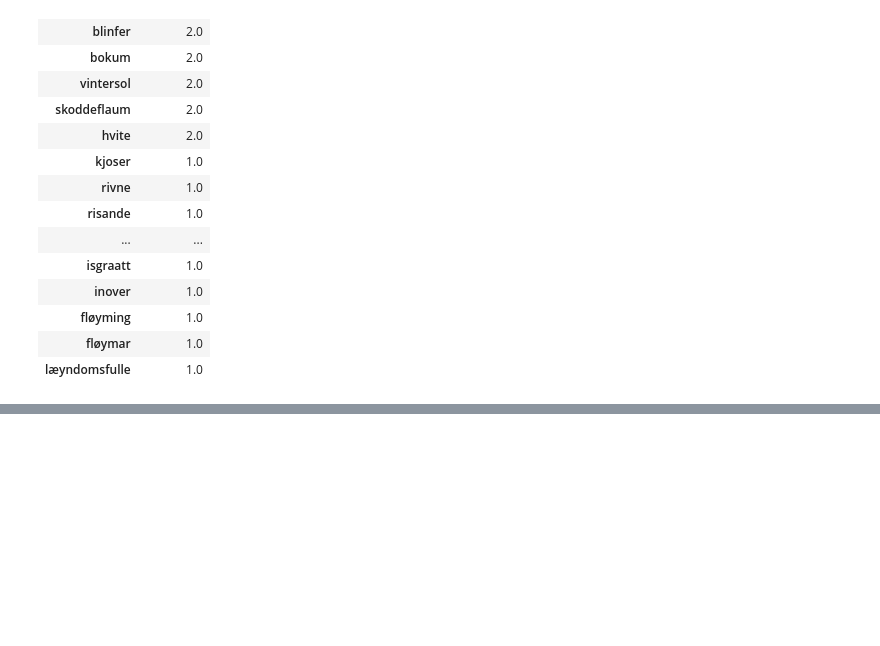
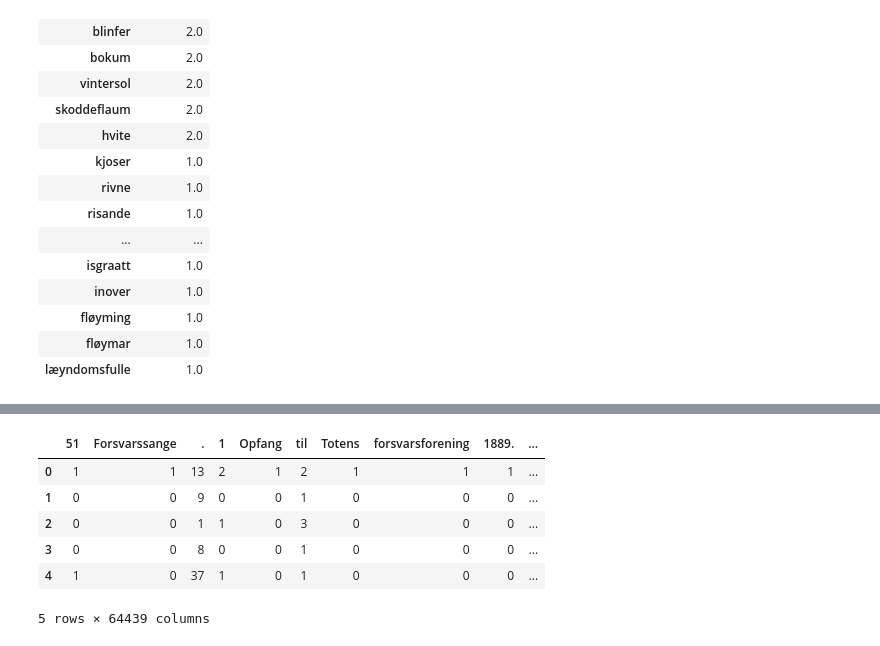
Before and after one commit to NationalLibraryOfNorway/NORN-poems, a Jupyter notebook: examples_corpus_tools.ipynb, the cells around one changed output, grey strips where cells are left out. Saved outputs shown, nothing was run; the diff lists cells and outputs as text; code cells hidden in the pictures; blank space fills up the shorter version.

```diff
--- a/examples_corpus_tools.ipynb
+++ b/examples_corpus_tools.ipynb
@@ -108,0 +184,12 @@ tot_1800
+# %%
+# Hent frekvensliste per tekst (dokument-term-matrise)
+dtm = get_dtm(poems)
+dtm.head()
+# %% [output]
+|  | 51 | Forsvarssange | . | 1 | Opfang | til | Totens | forsvarsforening | 1889. | ... |
+| 0 | 1 | 1 | 13 | 2 | 1 | 2 | 1 | 1 | 1 | ... |
+| 1 | 0 | 0 | 9 | 0 | 0 | 1 | 0 | 0 | 0 | ... |
+| 2 | 0 | 0 | 1 | 1 | 0 | 3 | 0 | 0 | 0 | ... |
+| 3 | 0 | 0 | 8 | 0 | 0 | 1 | 0 | 0 | 0 | ... |
+| 4 | 1 | 0 | 37 | 1 | 0 | 1 | 0 | 0 | 0 | ... |
+5 rows × 64439 columns
```
Also changed, not shown: parts of 29 cells of this notebook, 1 other file.
